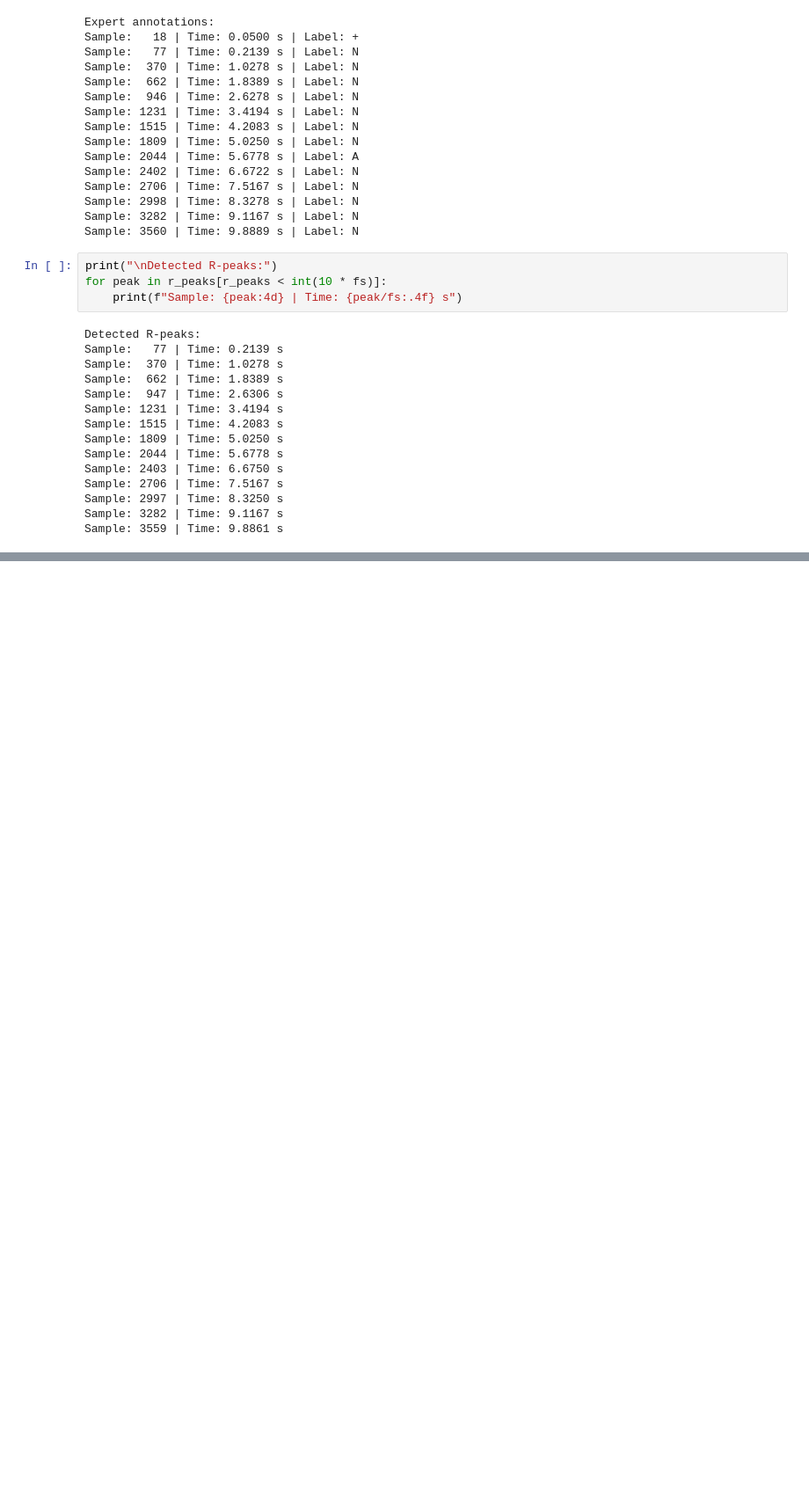
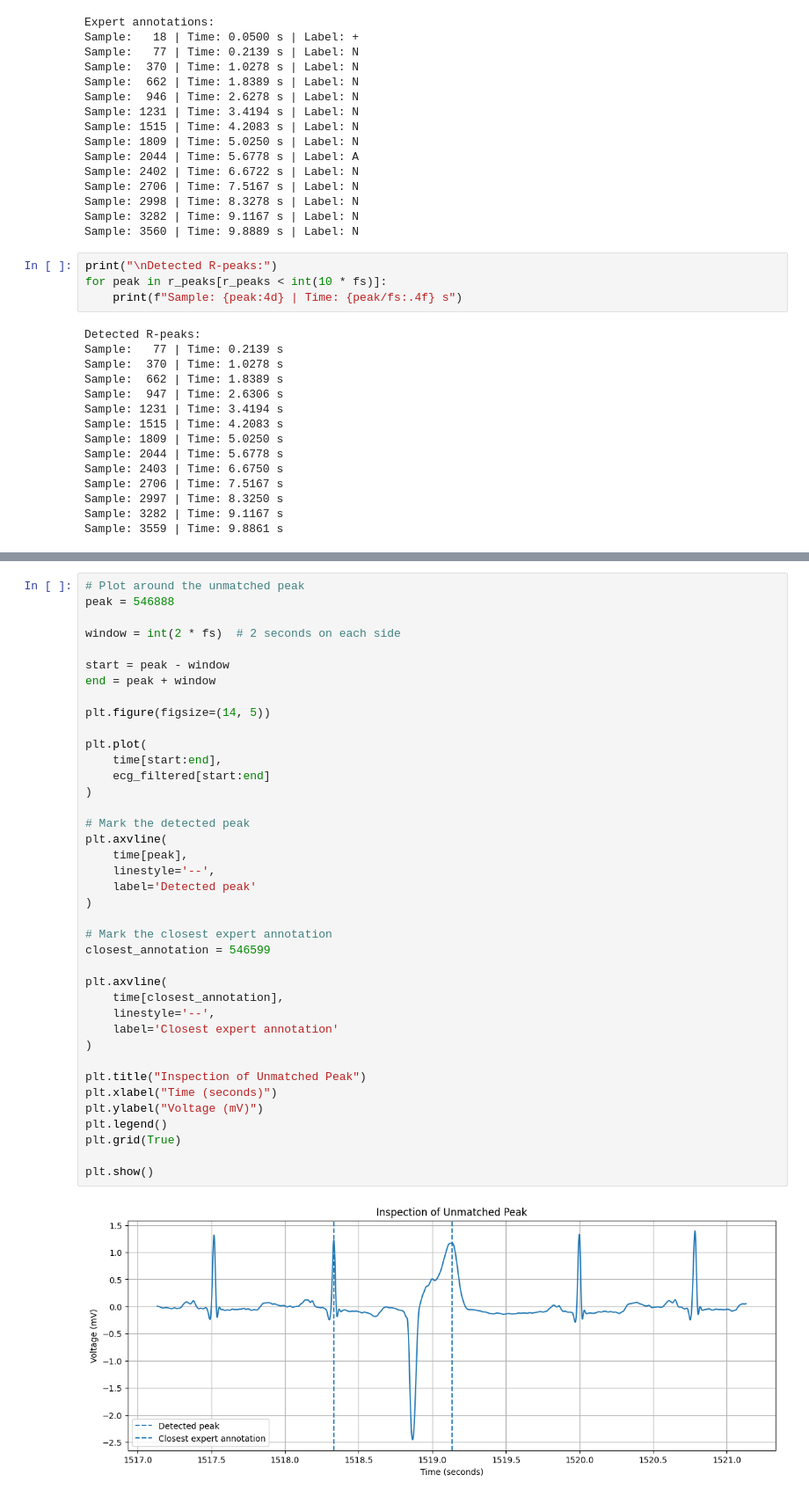
Before and after one commit to Chandana-dharshanam/ecg-detection, a Jupyter notebook: ecg-detection.ipynb, the cells around one changed output, grey strips where cells are left out. Shown at 88% size. Drawn from its saved outputs; the diff is of its cells as text; blank space fills up the shorter version.

```diff
--- a/ecg-detection.ipynb
+++ b/ecg-detection.ipynb
@@ -412,0 +686,41 @@ Sample: 3559 | Time: 9.8861 s
+# %%
+# Plot around the unmatched peak
+peak = 546888
+
+window = int(2 * fs)  # 2 seconds on each side
+
+start = peak - window
+end = peak + window
+
+plt.figure(figsize=(14, 5))
+
+plt.plot(
+    time[start:end],
+    ecg_filtered[start:end]
+)
+
+# Mark the detected peak
+plt.axvline(
+    time[peak],
+    linestyle='--',
+    label='Detected peak'
+)
+
+# Mark the closest expert annotation
+closest_annotation = 546599
+
+plt.axvline(
+    time[closest_annotation],
+    linestyle='--',
+    label='Closest expert annotation'
+)
+
+plt.title("Inspection of Unmatched Peak")
+plt.xlabel("Time (seconds)")
+plt.ylabel("Voltage (mV)")
+plt.legend()
+plt.grid(True)
+
+plt.show()
+# %% [output]
+[figure, added]
```
Also changed, not shown: parts of 20 cells of this notebook.
